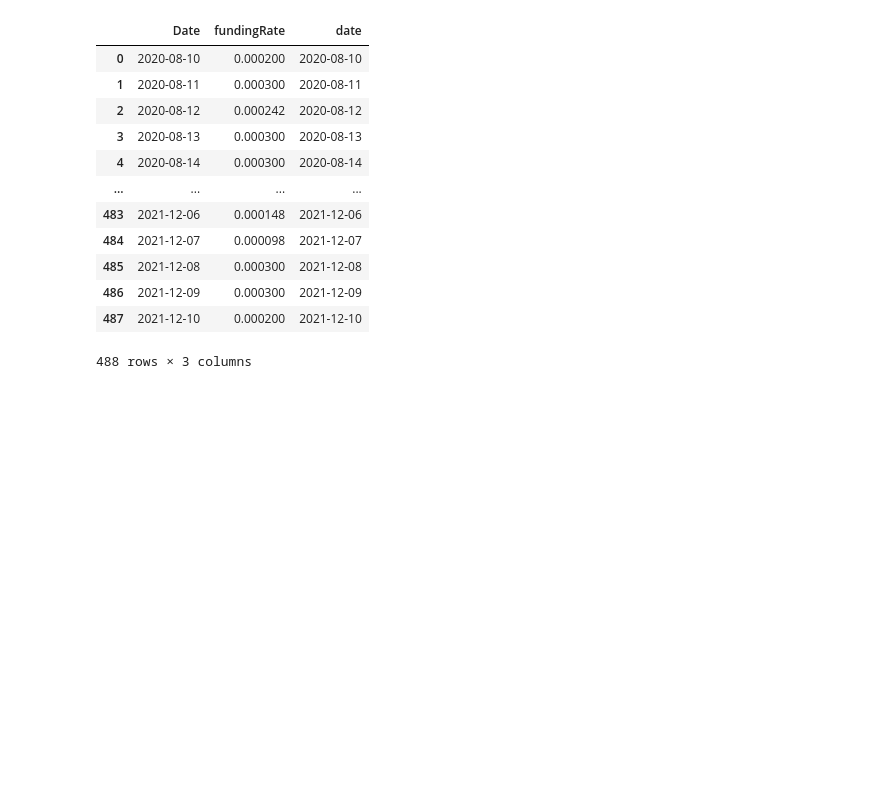
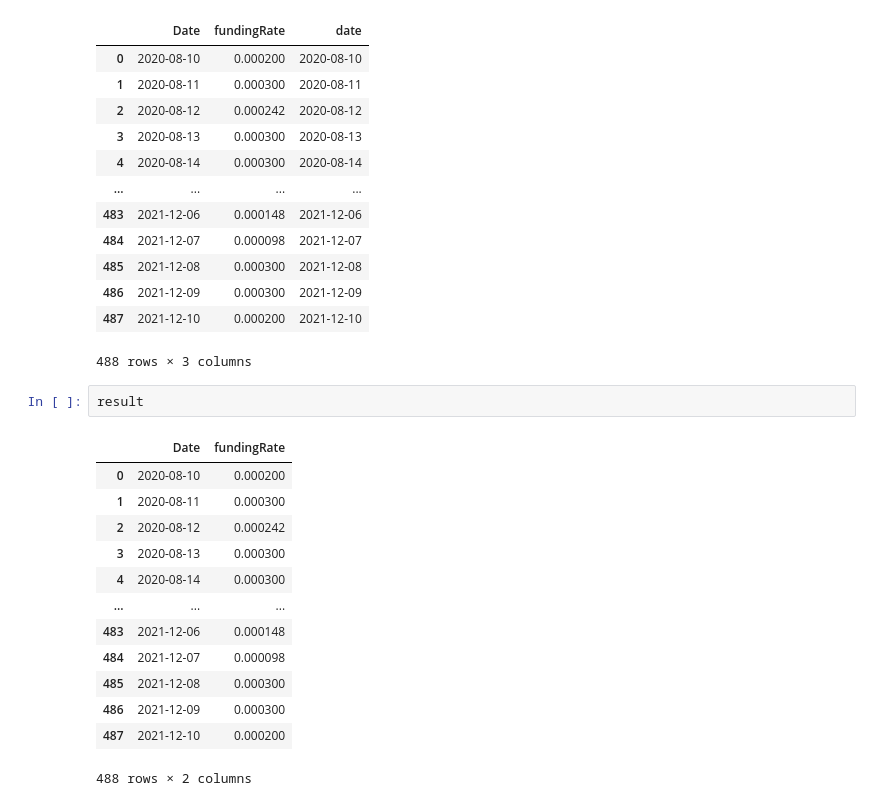
Before and after one commit to boquanSun/btcStrategy, a Jupyter notebook: back_test_calculate.ipynb, the cells around one changed output. Cells and saved outputs as stored; diff of their text form; blank space fills up the shorter version.

```diff
--- a/back_test_calculate.ipynb
+++ b/back_test_calculate.ipynb
@@ -377,3 +462,19 @@ result
 | 486 | 2021-12-09 | 0.000300 | 2021-12-09 |
 | 487 | 2021-12-10 | 0.000200 | 2021-12-10 |
 488 rows × 3 columns
+# %%
+result
+# %% [output]
+|  | Date | fundingRate |
+| 0 | 2020-08-10 | 0.000200 |
+| 1 | 2020-08-11 | 0.000300 |
+| 2 | 2020-08-12 | 0.000242 |
+| 3 | 2020-08-13 | 0.000300 |
+| 4 | 2020-08-14 | 0.000300 |
+| ... | ... | ... |
+| 483 | 2021-12-06 | 0.000148 |
+| 484 | 2021-12-07 | 0.000098 |
+| 485 | 2021-12-08 | 0.000300 |
+| 486 | 2021-12-09 | 0.000300 |
+| 487 | 2021-12-10 | 0.000200 |
+488 rows × 2 columns
```
Also changed, not shown: parts of 23 cells of this notebook, 23 other files.
